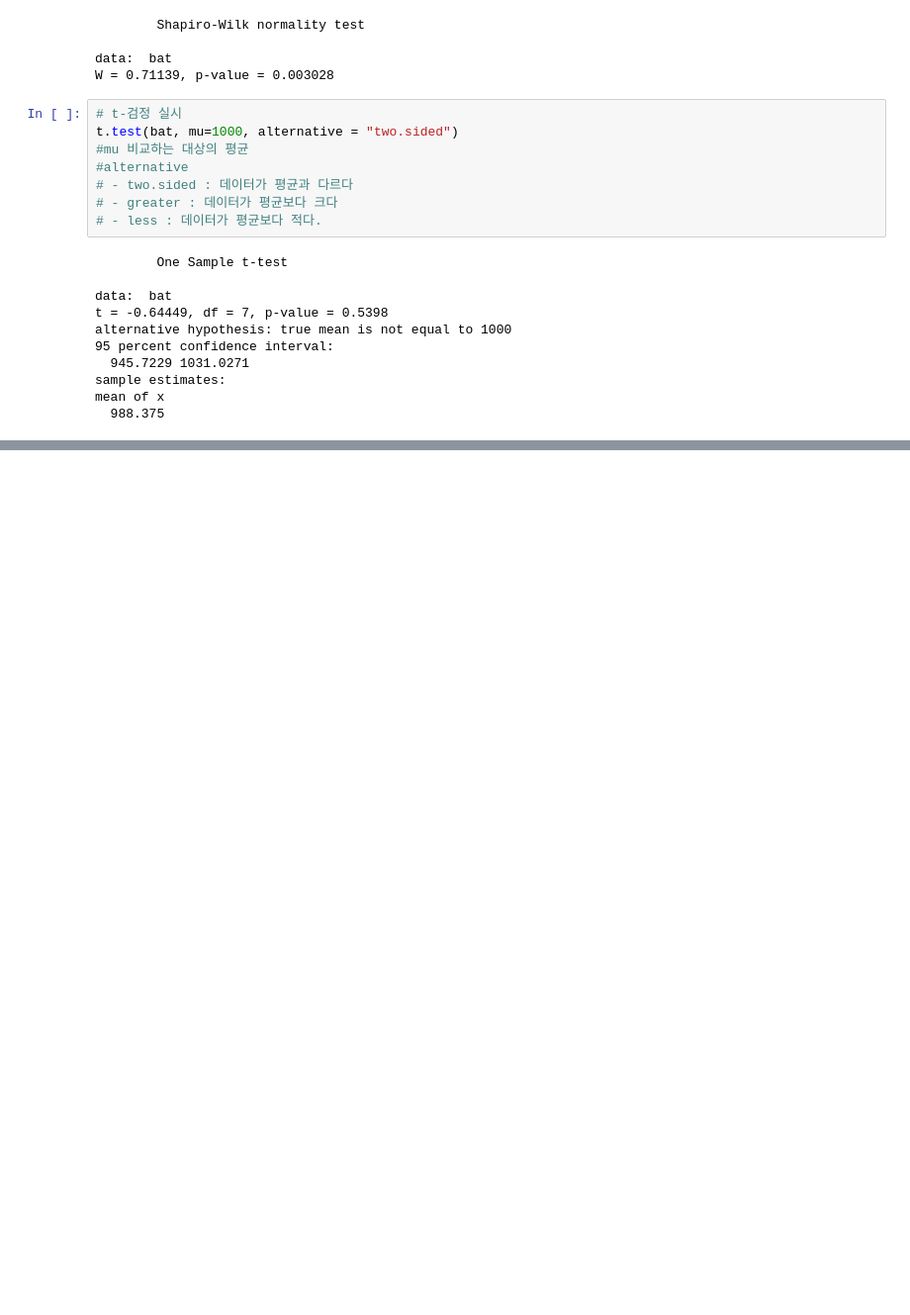
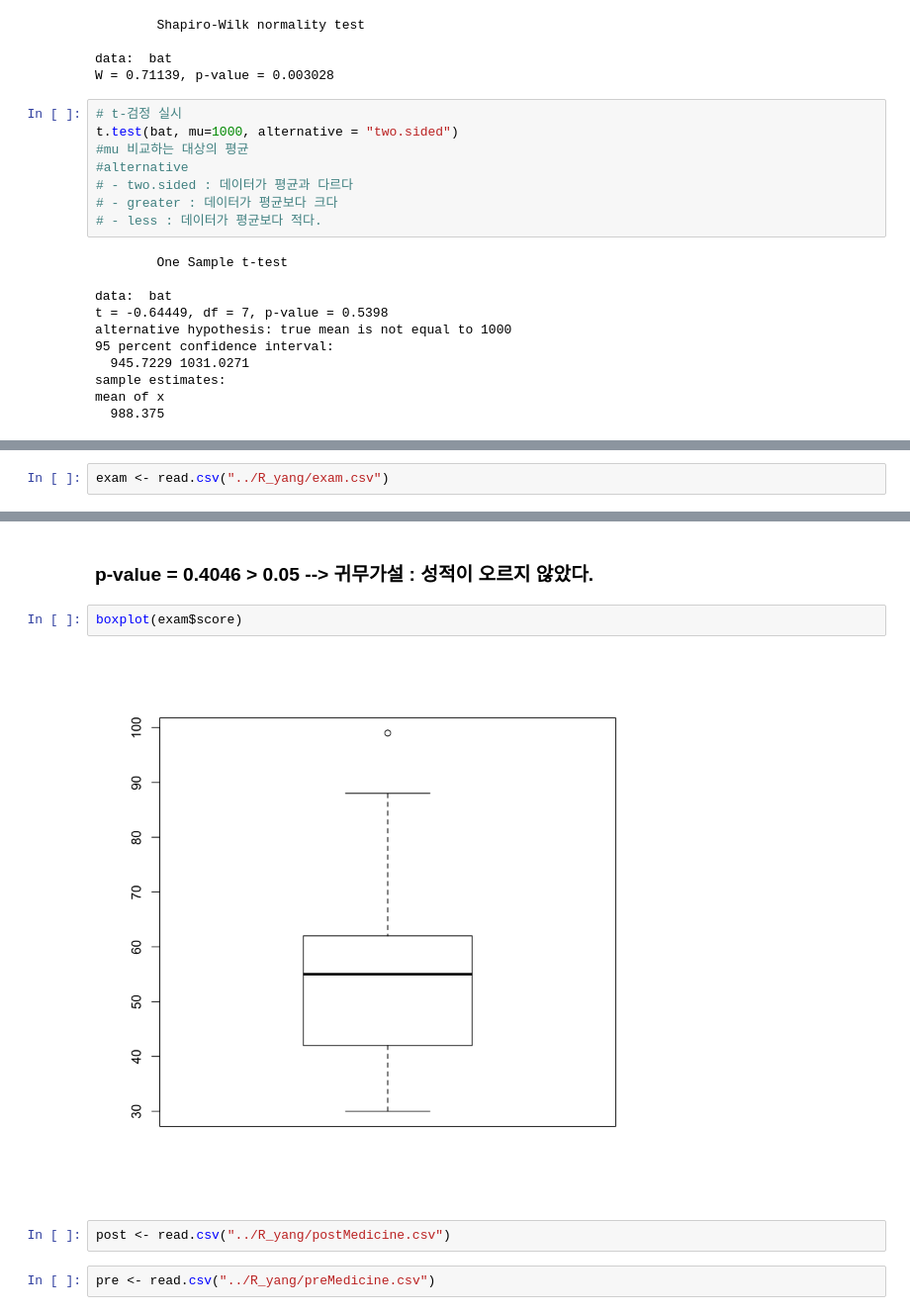
Before and after one commit to yang-gwihyeon/R_yang, a Jupyter notebook: 14. 가설검정.ipynb, the cells around one changed output, grey strips where cells are left out. Shown at 99% size. Drawn from its saved outputs; the diff is of its cells as text; blank space fills up the shorter version.

```diff
--- a/14. 가설검정.ipynb
+++ b/14. 가설검정.ipynb
@@ -106,0 +112,2 @@ mean of x
+# %%
+exam <- read.csv("../R_yang/exam.csv")
@@ -106,0 +151,10 @@ mean of x
+# %% [markdown]
+### p-value = 0.4046 > 0.05 --> 귀무가설 : 성적이 오르지 않았다.
+# %%
+boxplot(exam$score)
+# %% [output]
+[figure, added]
+# %%
+post <- read.csv("../R_yang/postMedicine.csv")
+# %%
+pre <- read.csv("../R_yang/preMedicine.csv")
```
Also changed, not shown: parts of 27 cells of this notebook, 10 other files.
